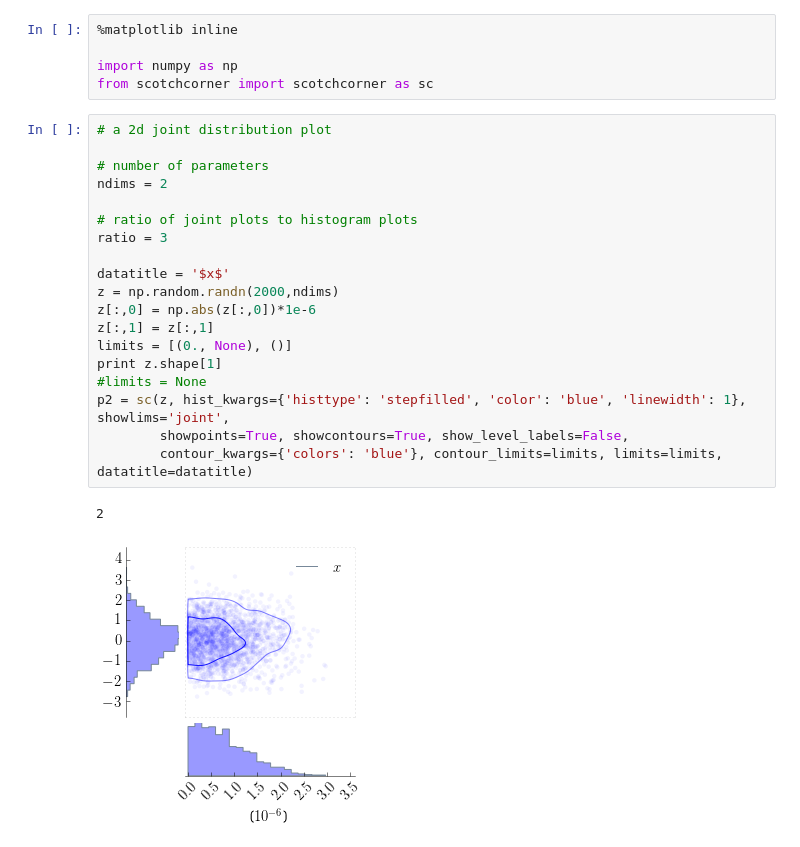
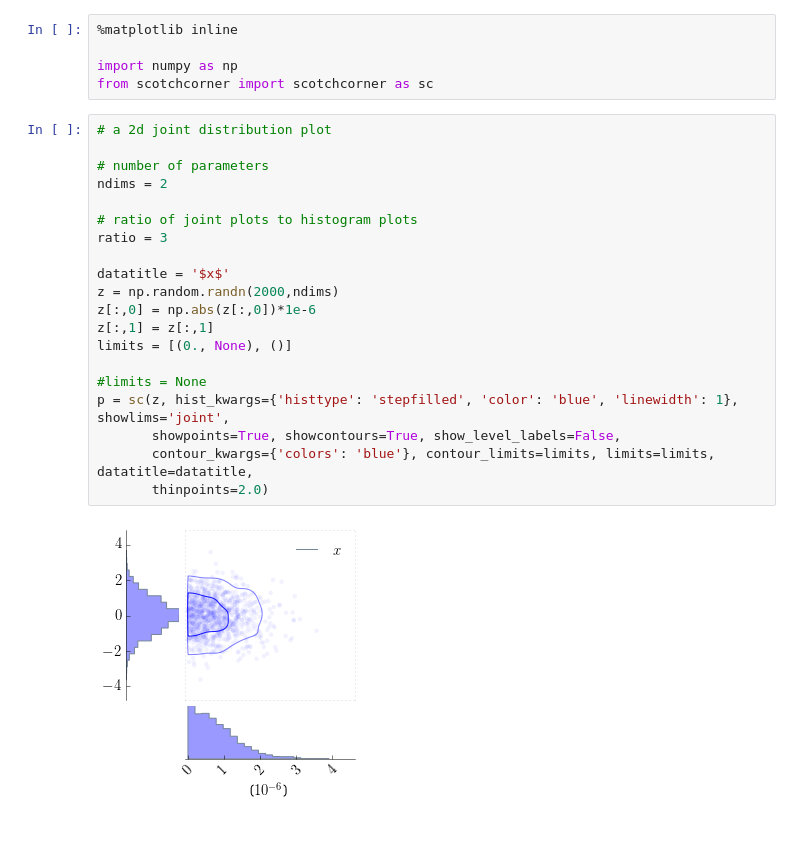
Before and after one commit to mattpitkin/scotchcorner, a Jupyter notebook: examples.ipynb, the cells around one changed output. Saved outputs shown, nothing was run; the diff lists cells and outputs as text.

Commit message:
Some minor additions and fixes:  - allow the user to thin down the number of points plotted in the    2D scatter plots  - fix problem when some truth values are None

```diff
--- a/examples.ipynb
+++ b/examples.ipynb
@@ -8,25 +8,25 @@ from scotchcorner import scotchcorner as sc
 # %%
 # a 2d joint distribution plot
 
 # number of parameters
 ndims = 2
 
 # ratio of joint plots to histogram plots
 ratio = 3
 
 datatitle = '$x$'
 z = np.random.randn(2000,ndims)
 z[:,0] = np.abs(z[:,0])*1e-6
 z[:,1] = z[:,1]
 limits = [(0., None), ()]
-print z.shape[1]
+
 #limits = None
-p2 = sc(z, hist_kwargs={'histtype': 'stepfilled', 'color': 'blue', 'linewidth': 1}, showlims='joint',
-        showpoints=True, showcontours=True, show_level_labels=False,
-        contour_kwargs={'colors': 'blue'}, contour_limits=limits, limits=limits, datatitle=datatitle)
+p = sc(z, hist_kwargs={'histtype': 'stepfilled', 'color': 'blue', 'linewidth': 1}, showlims='joint',
+       showpoints=True, showcontours=True, show_level_labels=False,
+       contour_kwargs={'colors': 'blue'}, contour_limits=limits, limits=limits, datatitle=datatitle,
+       thinpoints=2.0)
 # %% [output]
-2
-[figure, old version]
+[figure, new version]
 # %%
 # number of parameters
 ndims = 4
```
Also changed, not shown: parts of 1 cell of this notebook, 1 other file.
